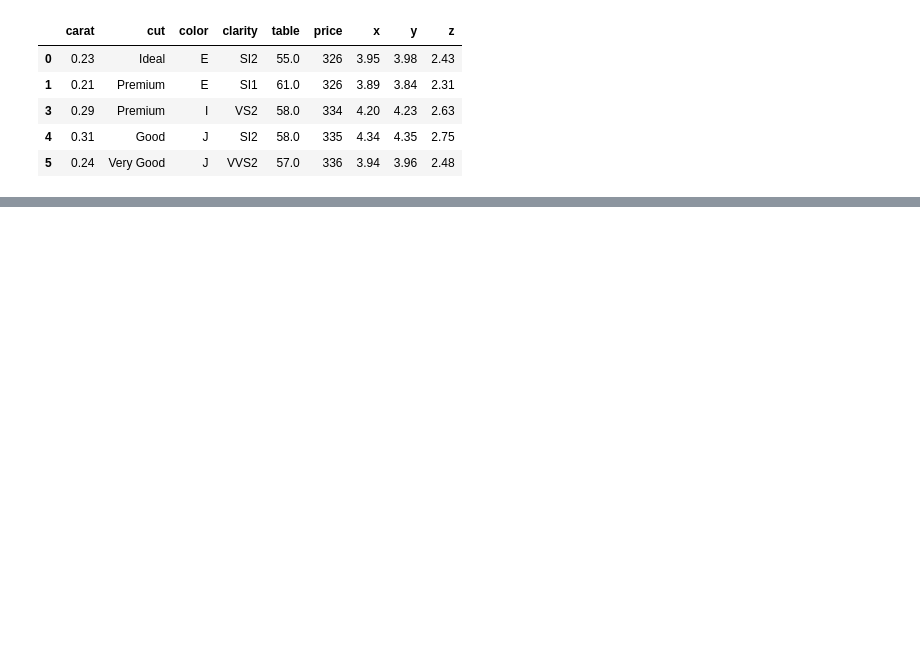
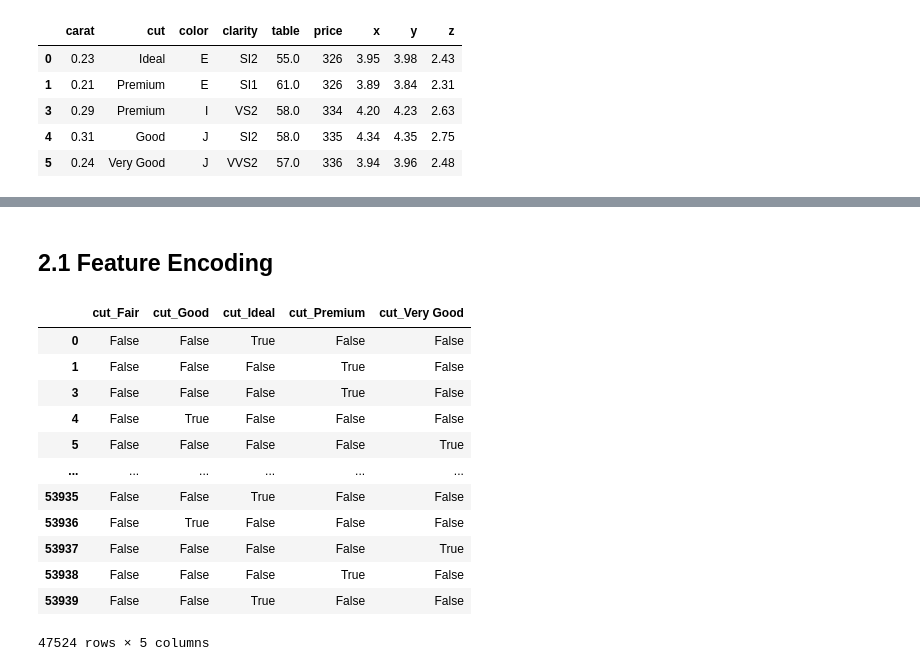
Before and after one commit to yasir-rtx/dbs_ML_expert, a Jupyter notebook: #01-PredictiveAnalytics/model.ipynb, the cells around one changed output, grey strips where cells are left out. Saved outputs shown, nothing was run; the diff lists cells and outputs as text; code cells hidden in the pictures; blank space fills up the shorter version.

```diff
--- a/#01-PredictiveAnalytics/model.ipynb
+++ b/#01-PredictiveAnalytics/model.ipynb
@@ -269,0 +319,18 @@ diamonds.head()
+# %% [markdown]
+## 2.1 Feature Encoding
+# %%
+pd.get_dummies(diamonds['cut'], prefix='cut')   # mengambil satu kolom dan membagi menjadi beberapa kolom baru berdasarkan data pada kolom tersebut
+# %% [output]
+|  | cut_Fair | cut_Good | cut_Ideal | cut_Premium | cut_Very Good |
+| 0 | False | False | True | False | False |
+| 1 | False | False | False | True | False |
+| 3 | False | False | False | True | False |
+| 4 | False | True | False | False | False |
+| 5 | False | False | False | False | True |
+| ... | ... | ... | ... | ... | ... |
+| 53935 | False | False | True | False | False |
+| 53936 | False | True | False | False | False |
+| 53937 | False | False | False | False | True |
+| 53938 | False | False | False | True | False |
+| 53939 | False | False | True | False | False |
+47524 rows × 5 columns
```
Also changed, not shown: parts of 45 cells of this notebook.
